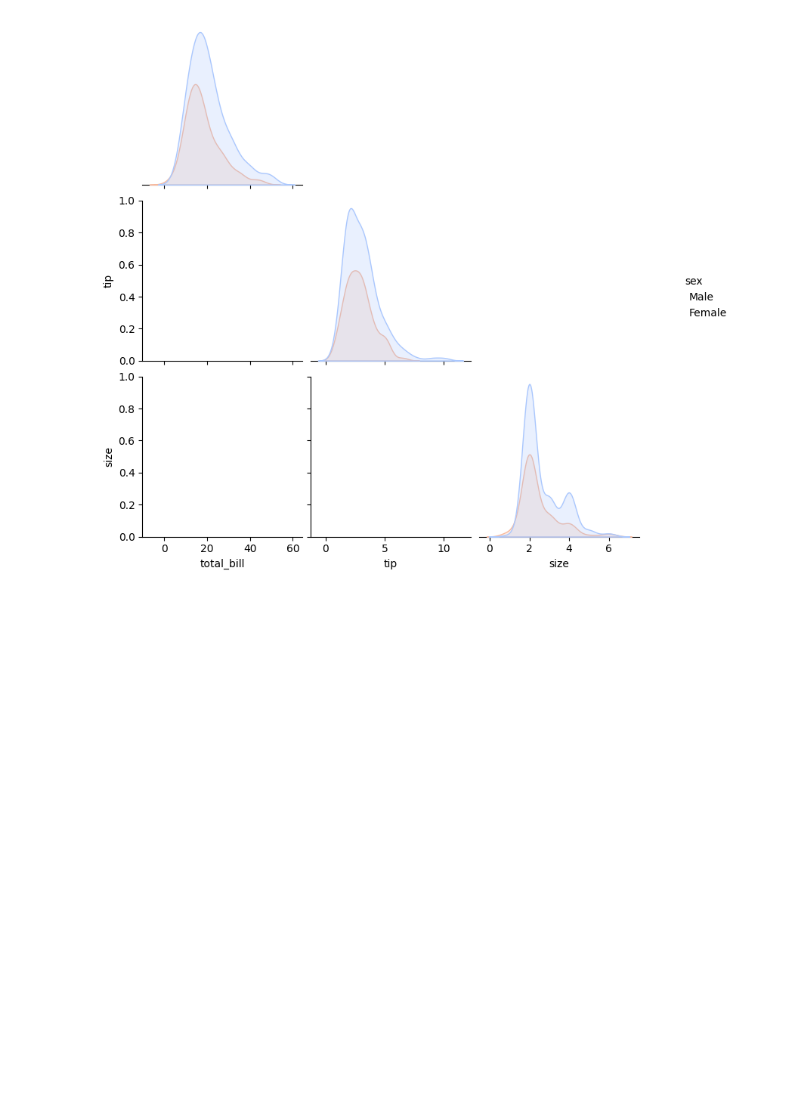
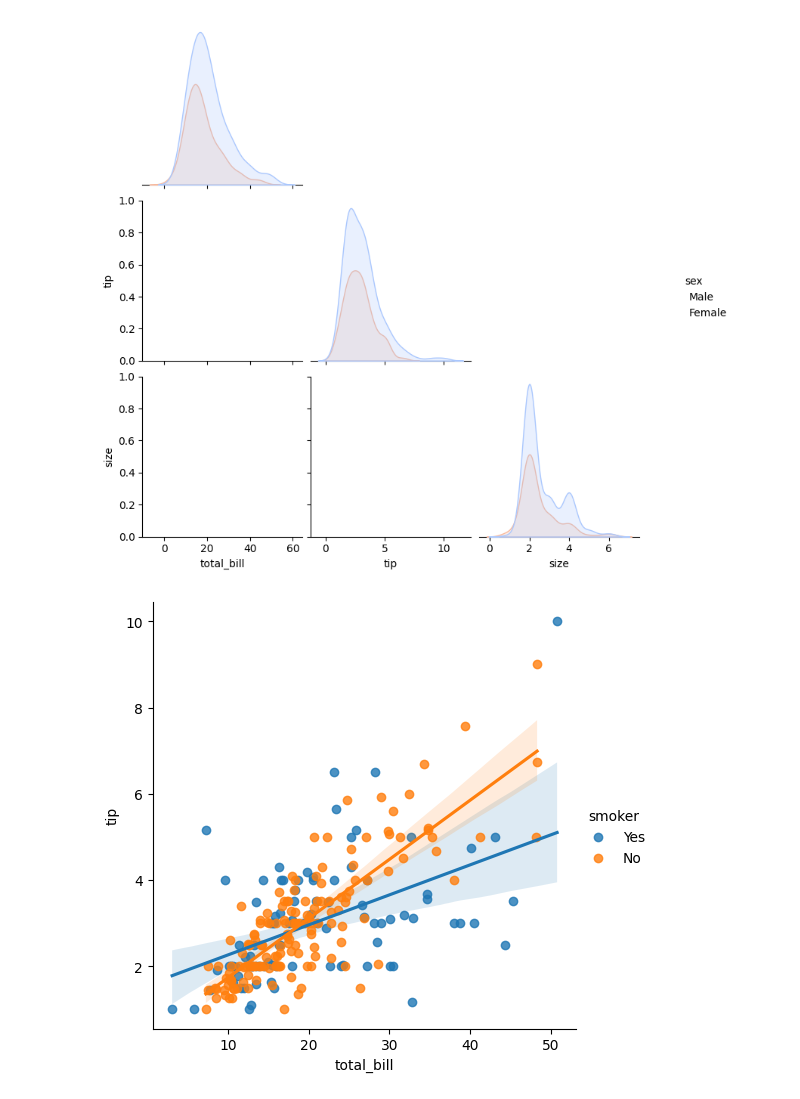
Before and after one commit to SergioDLezama/Matplotlib-Seaborn-Platzi, a Jupyter notebook: 16_jointplot_pairplot.ipynb, the cells around one changed output. Saved outputs shown, nothing was run; the diff lists cells and outputs as text; code cells hidden in the pictures; blank space fills up the shorter version.

```diff
--- a/16_jointplot_pairplot.ipynb
+++ b/16_jointplot_pairplot.ipynb
@@ -145,3 +145,7 @@ plt.show()
 # %% [output]
 <Figure size 1500x1500 with 0 Axes>
 [figure]
+# %%
+g = sns.lmplot(x="total_bill", y="tip", hue="smoker", data=DATA)
+# %% [output]
+[figure, added]
```
Also changed, not shown: 1 other file.
